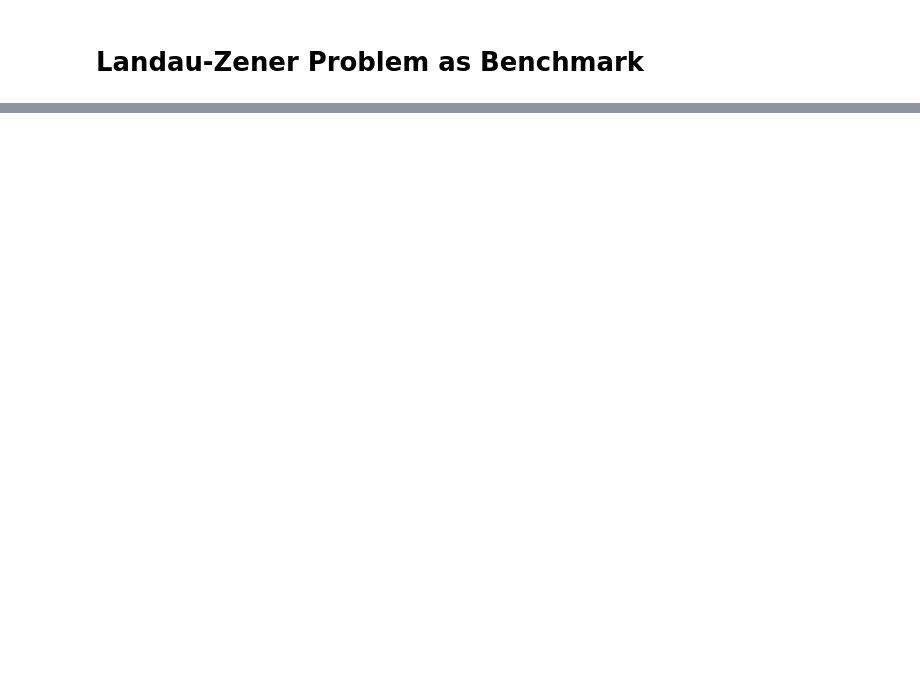
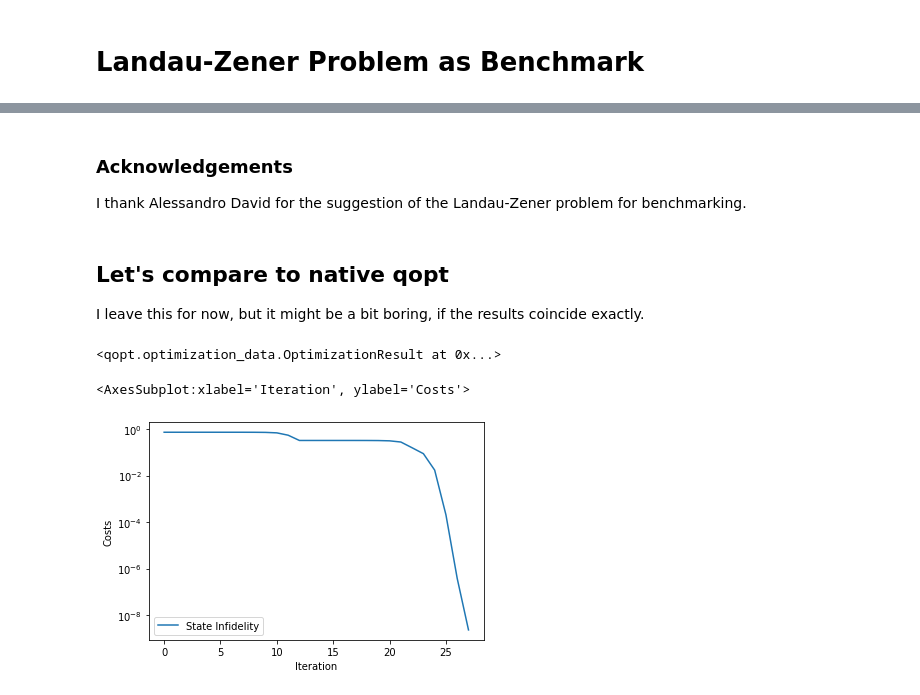
Before and after one commit to qutech/qopt, a Jupyter notebook: temp/tensorflow/LZ_benchmark.ipynb, the cells around one changed output, grey strips where cells are left out. Saved outputs shown, nothing was run; the diff lists cells and outputs as text; code cells hidden in the pictures; blank space fills up the shorter version.

Commit message:
The package can now reproduce Alessandros results.

```diff
--- a/temp/tensorflow/LZ_benchmark.ipynb
+++ b/temp/tensorflow/LZ_benchmark.ipynb
@@ -83,5 +82,5 @@ array([0.0005+0.j, 0.0005+0.j, 0.0005+0.j, 0.0005+0.j, 0.0005+0.j,
 # %%
-initial_values = np.linspace(-1, 1, n_time_steps, endpoint=True)
+initial_values = np.linspace(minimal_detuning, maximal_detuning, n_time_steps, endpoint=True)
 initial_values_tf = np.expand_dims(initial_values, axis=1)
 initial_values_tf = tf.constant(initial_values_tf, dtype=DEFAULT_FLOAT_TYPE)
 
@@ -109,0 +138,45 @@ result = optimizer.run_optimization(initial_values)
+# %% [markdown]
+### Acknowledgements
+
+I thank Alessandro David for the suggestion of the Landau-Zener problem for benchmarking.
+# %% [markdown]
+## Let's compare to native qopt
+
+I leave this for now, but it might be a bit boring, if the results coincide exactly.
+# %%
+solver_qopt = SchroedingerSolver(
+    h_drift=h_drift,
+    h_ctrl=h_ctrl,
+    tau=tau,
+    initial_state=DenseOperator(initial_state_vector)
+)
+
+cost_func_qopt = StateInfidelity(
+    target=DenseOperator(final_state_vector),  # We want to terminate in the instantaneous ground state
+    solver=solver_qopt
+)
+
+simulator_qopt = Simulator(
+    solvers = [solver_qopt, ],
+    cost_funcs = [cost_func_qopt, ]
+)
+
+optimizer_qopt = ScalarMinimizingOptimizer(
+    system_simulator=simulator_qopt,
+    bounds=boundaries,
+)
+# %%
+initial_values_2dim = np.expand_dims(initial_values, axis=1)
+result_qopt = optimizer_qopt.run_optimization(initial_values_2dim)
+# %%
+result_qopt
+# %% [output]
+<qopt.optimization_data.OptimizationResult at 0x...>
+# %%
+data = DataContainer()
+data.append_optim_result(result_qopt)
+analyzer = Analyser(data=data)
+analyzer.plot_costs()
+# %% [output]
+<AxesSubplot:xlabel='Iteration', ylabel='Costs'>
+[figure, added]
```
Also changed, not shown: parts of 13 cells of this notebook, 3 other files.
